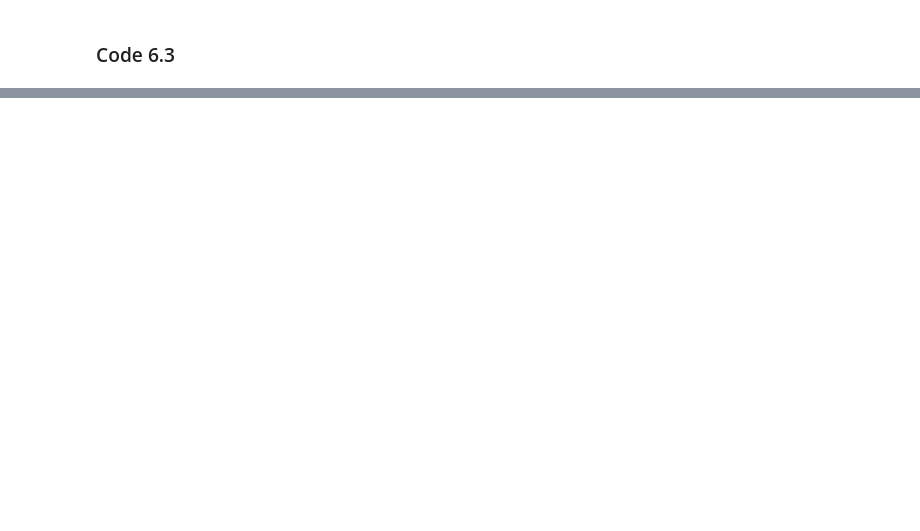
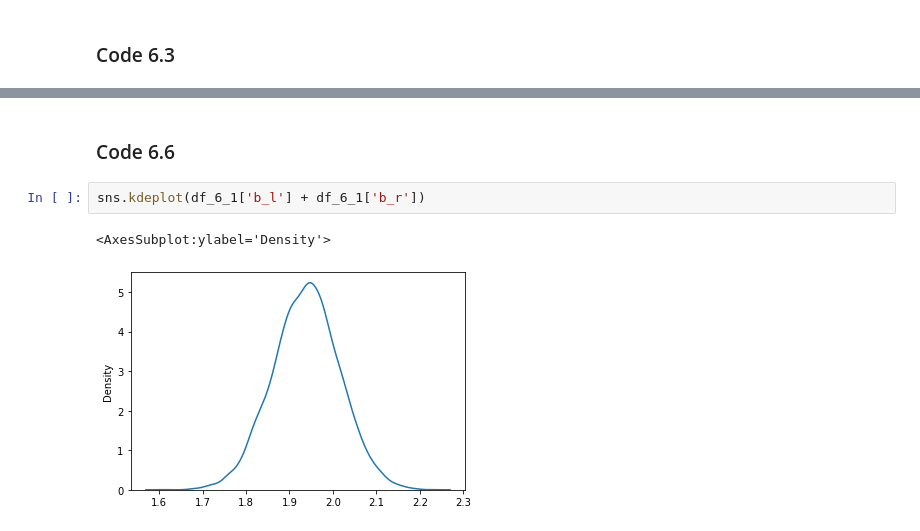
Before and after one commit to somnath1077/statistical_rethinking, a Jupyter notebook: code/ch06/nb01_multi_collinearity.ipynb, the cells around one changed output, grey strips where cells are left out. Saved outputs shown, nothing was run; the diff lists cells and outputs as text; blank space fills up the shorter version.

```diff
--- a/code/ch06/nb01_multi_collinearity.ipynb
+++ b/code/ch06/nb01_multi_collinearity.ipynb
@@ -99,0 +116,7 @@ az.summary(trace_6_1, hdi_prob=0.89, var_names=['a', 'b_l', 'b_r'])
+# %% [markdown]
+### Code 6.6
+# %%
+sns.kdeplot(df_6_1['b_l'] + df_6_1['b_r'])
+# %% [output]
+<AxesSubplot:ylabel='Density'>
+[figure, added]
```
Also changed, not shown: parts of 34 cells of this notebook.
